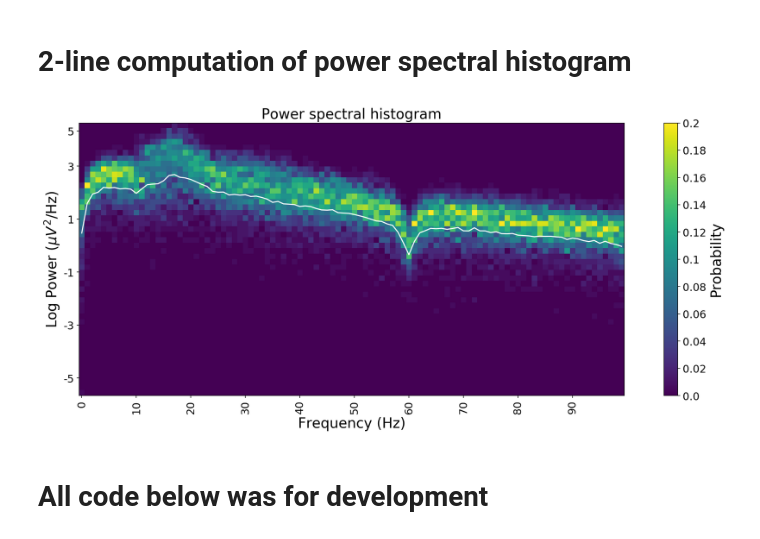
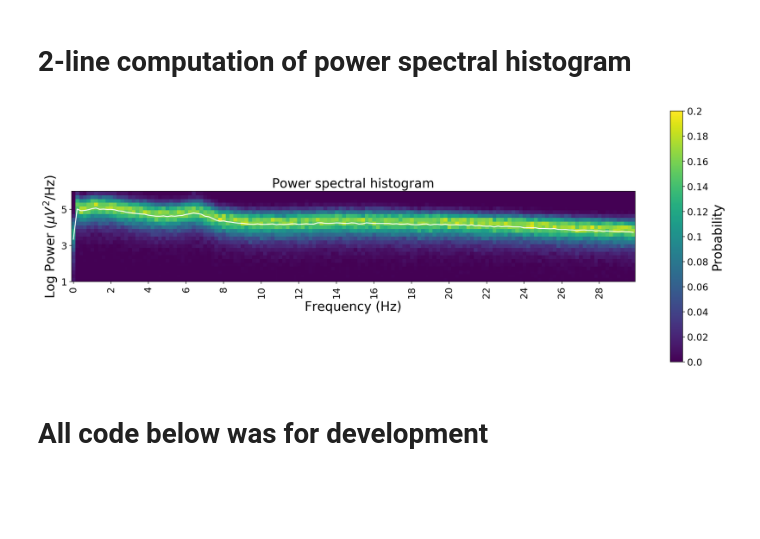
Before and after one commit to srcole/qwm, a Jupyter notebook: misc/Power spectral histogram.ipynb, the cells around one changed output. Drawn from its saved outputs; the diff is of its cells as text; code cells hidden in the pictures; blank space fills up the shorter version.

Commit message:
update psd histogram fn

```diff
--- a/misc/Power spectral histogram.ipynb
+++ b/misc/Power spectral histogram.ipynb
@@ -9,25 +9,27 @@ from matplotlib import cm
 # %% [markdown]
 # Load data
 # %%
-x = np.load('/gh/bv/misshapen/exampledata.npy')
+#x = np.load('/gh/bv/misshapen/exampledata.npy')
+x = np.load('/gh/data2/hc3/npy/gor01/2006-6-7_16-40-19/0/lfp_0.npy')
 Fs = 1000
 # %% [markdown]
 # Functions to compute power spectral histogram
 # %%
-def compute_psd_hist(x, Fs, nperseg=None, noverlap=None, N_bins=None):
+def compute_psd_hist(x, Fs, nperseg=None, noverlap=None, N_bins=None, flim=None):
     if nperseg is None:
         nperseg = Fs
     if noverlap is None:
-        noverlap = int(Fs/2)
+        noverlap = int(nperseg/2)
     if N_bins is None:
         N_bins = 50
+    if flim is None:
+        flim = [0, 100]
 
     # Compute windowed power spectra
     f, t, Sxx = spectrogram(x, fs=Fs, nperseg=nperseg, noverlap=noverlap)
     ps = np.transpose(np.log10(Sxx))
 
     # Limit psd to freq range of interest
-    flim = [0, 100]
     ps = ps[:,np.logical_and(f >= flim[0], f < flim[1])]
     f = f[np.logical_and(f >= flim[0], f < flim[1])]
 
@@ -65,9 +67,9 @@ def color2d(X, cmap=None, clim=None, cticks=None, interpolation='none', colorlab
     cbar.ax.set_ylabel(colorlabel, size=20)
     plt.tight_layout()
 
-def plot_psd_hist(f, power_bins, psd_hist, all_psds,
+def plot_psd_hist(f, power_bins, psd_hist, all_psds, Fs, nperseg=None,
                   clim=None, cticks=None,
-                  power_ticks=None, f_tick_step=None,
+                  power_ticks=None, f_tick_step=None, plim=None,
                   colorlabel='Probability'):
     # Set default parameters
     if clim is None:
@@ -78,6 +80,8 @@ def plot_psd_hist(f, power_bins, psd_hist, all_psds,
         power_ticks = np.arange(-5, 5.1,2)
     if f_tick_step is None:
         f_tick_step = 10
+    if nperseg is None:
+        nperseg = Fs
 
     plt.figure(figsize = (16,6))
     color2d(psd_hist, cmap=cm.viridis, clim=clim,
@@ -102,16 +106,21 @@ def plot_psd_hist(f, power_bins, psd_hist, all_psds,
 
     # Plot mean psd
     ps_mean = np.mean(all_psds,axis=0)
-    mean_p_idx = len(power_bins) - np.interp(ps_mean, bin_val, bin_idx)
-    plt.plot(f, mean_p_idx,'w')
+    mean_p_idx = len(power_bins) - 2 - np.interp(ps_mean, bin_val, bin_idx)
+    plt.plot(f*nperseg/Fs, mean_p_idx,'w')
+
+    # Set power limit
+    if plim is not None:
+        plt.ylim((len(power_bins) - np.interp(plim[0], bin_val, bin_idx),
+                  len(power_bins) - np.interp(plim[1], bin_val, bin_idx)))
 # %% [markdown]
 # 2-line computation of power spectral histogram
 # %%
-t, f, power_bins, psd_hist, all_psds = compute_psd_hist(x, Fs)
+t, f, power_bins, psd_hist, all_psds = compute_psd_hist(x, Fs, nperseg=5000, flim=[0,30])
 # %%
-plot_psd_hist(f, power_bins, psd_hist, all_psds)
+plot_psd_hist(f, power_bins, psd_hist, all_psds, Fs, nperseg=5000, plim = (1,6))
 # %% [output]
-[figure, old version]
+[figure, new version]
 # %% [markdown]
 # All code below was for development
 # %% [markdown]
```
